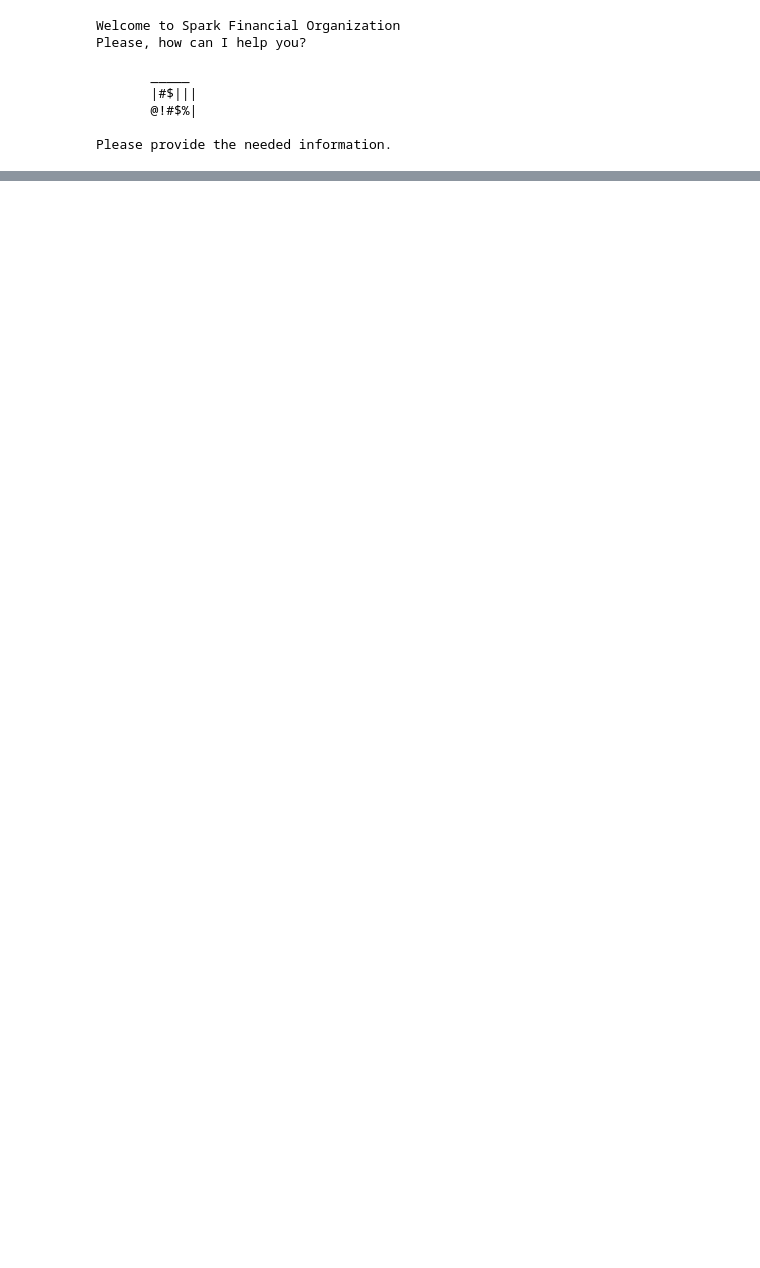
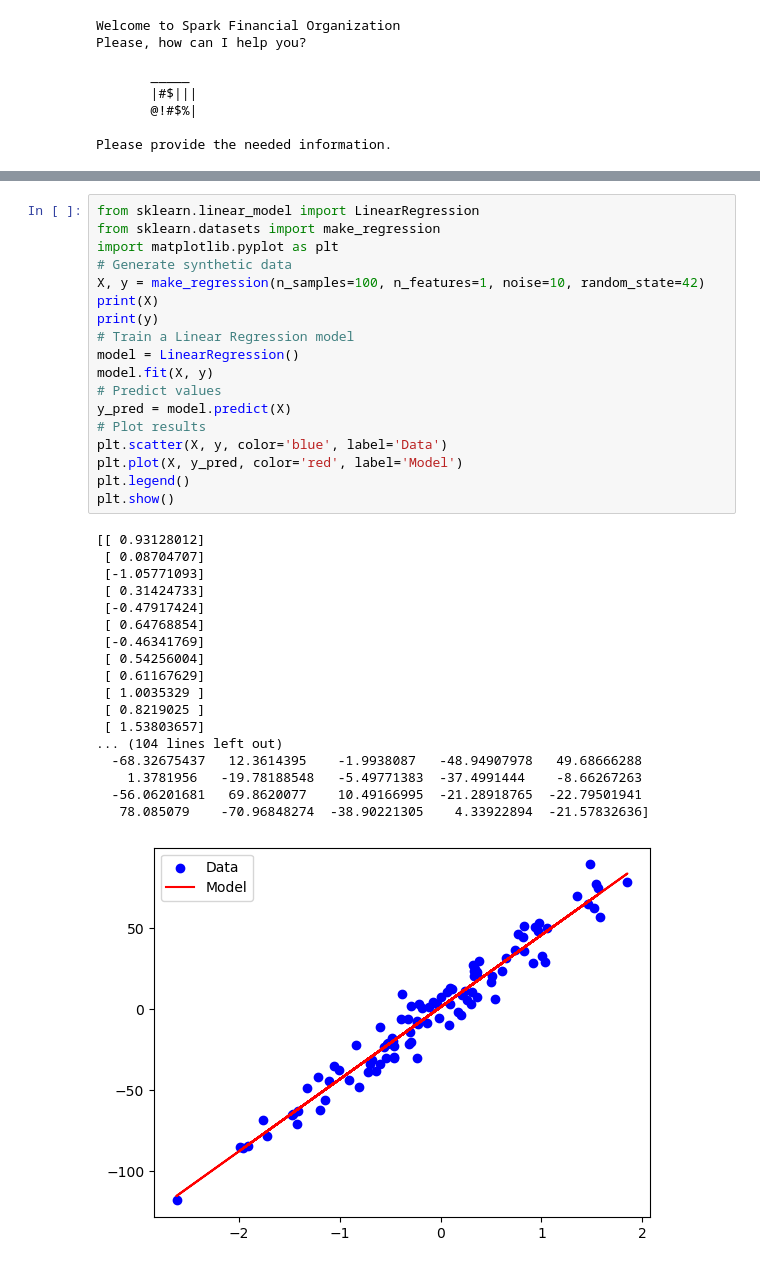
Before and after one commit to Ugoeze-hub/Group_E_bank_project, a Jupyter notebook: pool.ipynb, the cells around one changed output, grey strips where cells are left out. Saved outputs shown, nothing was run; the diff lists cells and outputs as text; blank space fills up the shorter version.

```diff
--- a/pool.ipynb
+++ b/pool.ipynb
@@ -280,0 +338,37 @@ Please provide the needed information.
+# %%
+from sklearn.linear_model import LinearRegression
+from sklearn.datasets import make_regression
+import matplotlib.pyplot as plt
+# Generate synthetic data
+X, y = make_regression(n_samples=100, n_features=1, noise=10, random_state=42)
+print(X)
+print(y)
+# Train a Linear Regression model
+model = LinearRegression()
+model.fit(X, y)
+# Predict values
+y_pred = model.predict(X)
+# Plot results
+plt.scatter(X, y, color='blue', label='Data')
+plt.plot(X, y_pred, color='red', label='Model')
+plt.legend()
+plt.show()
+# %% [output]
+[[ 0.93128012]
+ [ 0.08704707]
+ [-1.05771093]
+ [ 0.31424733]
+ [-0.47917424]
+ [ 0.64768854]
+ [-0.46341769]
+ [ 0.54256004]
+ [ 0.61167629]
+ [ 1.0035329 ]
+ [ 0.8219025 ]
+ [ 1.53803657]
+... (104 lines left out)
+  -68.32675437   12.3614395    -1.9938087   -48.94907978   49.68666288
+    1.3781956   -19.78188548   -5.49771383  -37.4991444    -8.66267263
+  -56.06201681   69.8620077    10.49166995  -21.28918765  -22.79501941
+   78.085079    -70.96848274  -38.90221305    4.33922894  -21.57832636]
+[figure, added]
```
Also changed, not shown: parts of 4 cells of this notebook, 1 other file.
